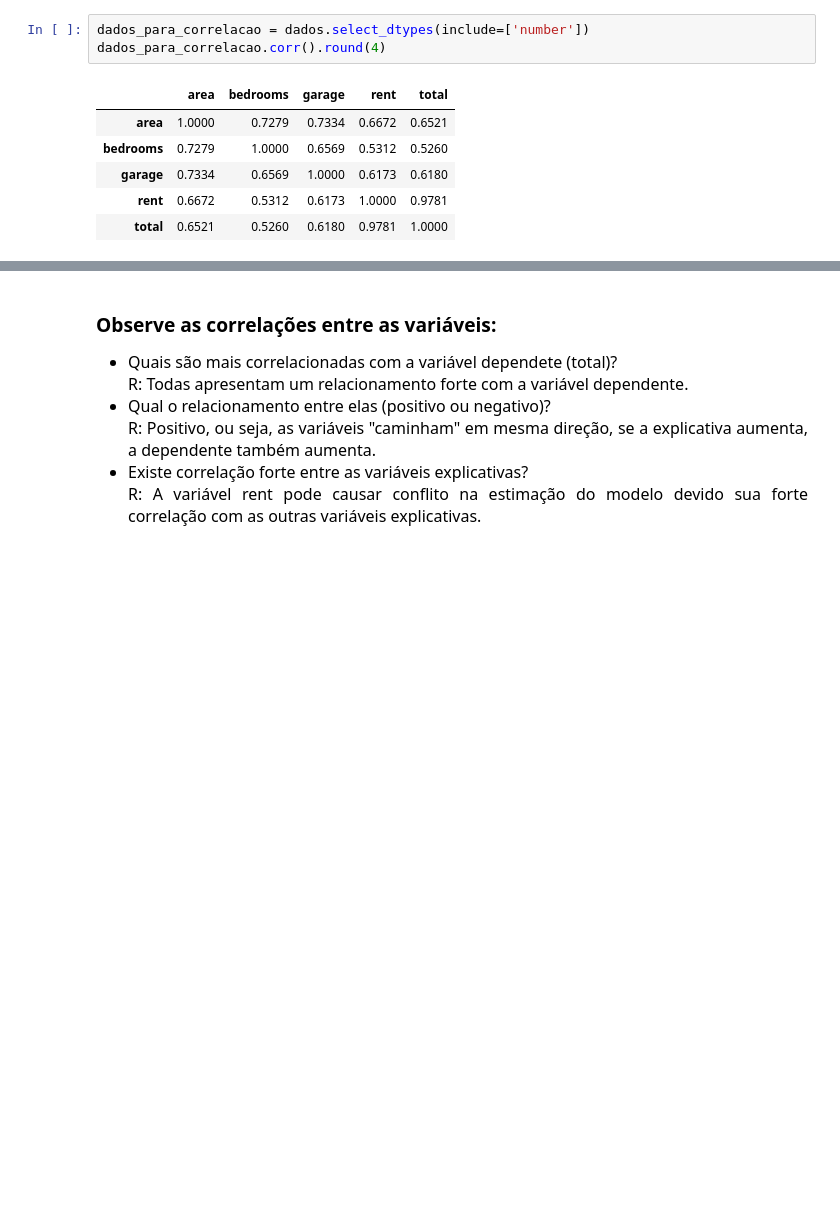
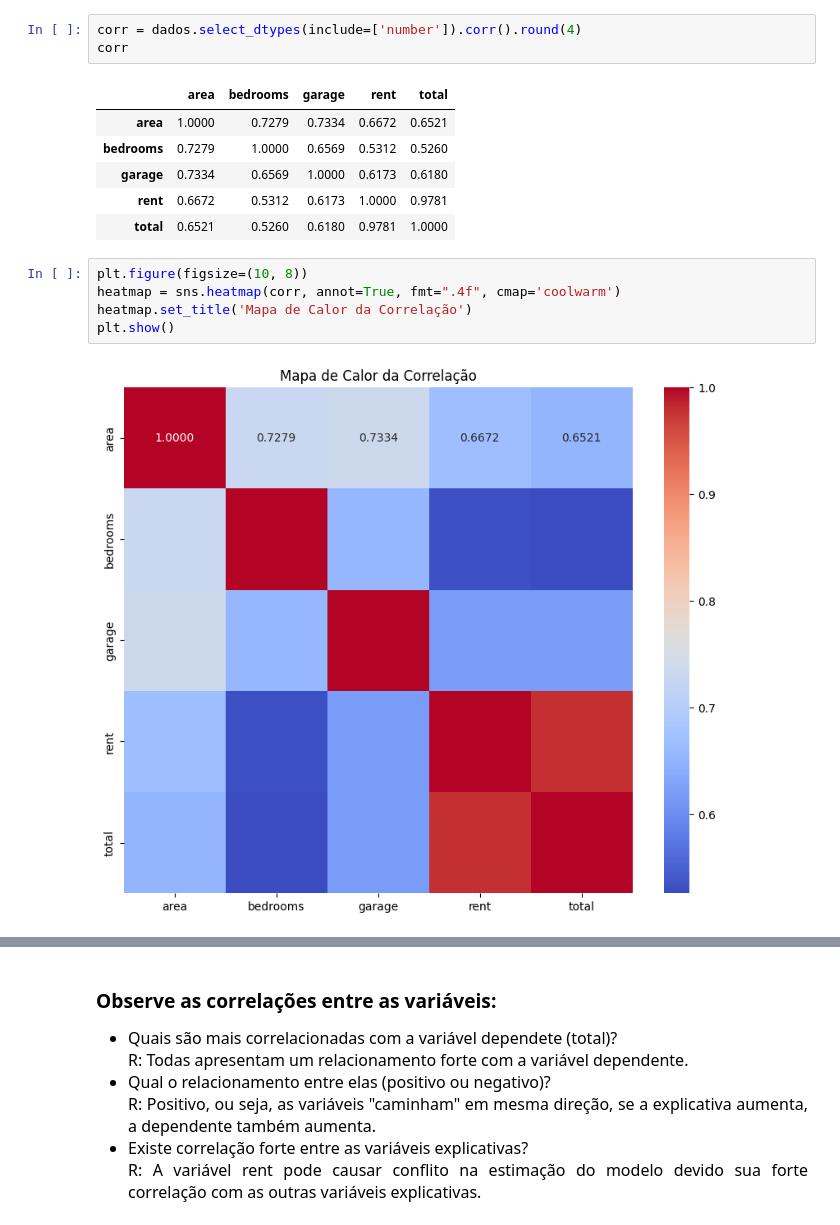
Before and after one commit to naimeaiub/Modelo-de-regress-o-linear, a Jupyter notebook: Projeto/Análise descritiva da Regressao Linear.ipynb, the cells around one changed output, grey strips where cells are left out. Cells and saved outputs as stored; diff of their text form; blank space fills up the shorter version.

```diff
--- a/Projeto/Análise descritiva da Regressao Linear.ipynb
+++ b/Projeto/Análise descritiva da Regressao Linear.ipynb
@@ -121,8 +123,8 @@ dtype: int64
 
 <p style='font-size: 18px; line-height: 2; margin: 10px 50px; text-align: justify;'>O <b>coeficiente de correlação</b> é uma medida de associação linear entre duas variáveis e situa-se entre <b>-1</b> e <b>+1</b> sendo que <b>-1</b> indica associação negativa perfeita e <b>+1</b> indica associação positiva perfeita.</p>
 # %%
-dados_para_correlacao = dados.select_dtypes(include=['number'])
-dados_para_correlacao.corr().round(4)
+corr = dados.select_dtypes(include=['number']).corr().round(4)
+corr
 # %% [output]
 |  | area | bedrooms | garage | rent | total |
 | area | 1.0000 | 0.7279 | 0.7334 | 0.6672 | 0.6521 |
@@ -130,3 +132,10 @@ dados_para_correlacao.corr().round(4)
 | garage | 0.7334 | 0.6569 | 1.0000 | 0.6173 | 0.6180 |
 | rent | 0.6672 | 0.5312 | 0.6173 | 1.0000 | 0.9781 |
 | total | 0.6521 | 0.5260 | 0.6180 | 0.9781 | 1.0000 |
+# %%
+plt.figure(figsize=(10, 8))
+heatmap = sns.heatmap(corr, annot=True, fmt=".4f", cmap='coolwarm')
+heatmap.set_title('Mapa de Calor da Correlação')
+plt.show()
+# %% [output]
+[figure, added]
```
Also changed, not shown: parts of 24 cells of this notebook, 2 other files.
